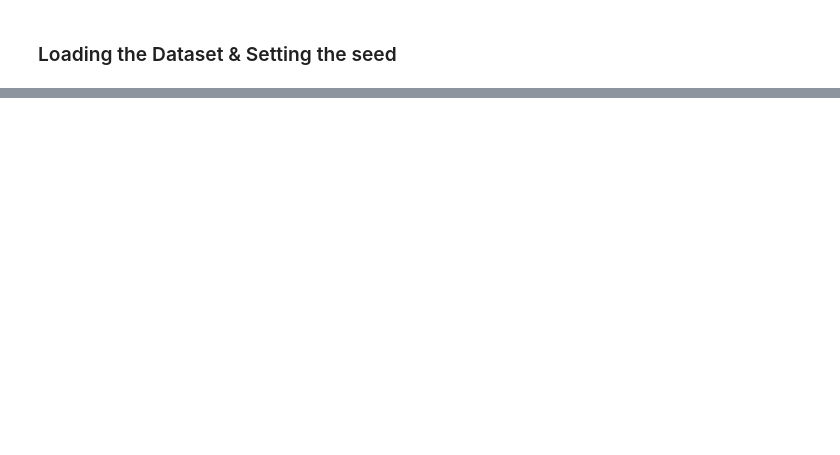
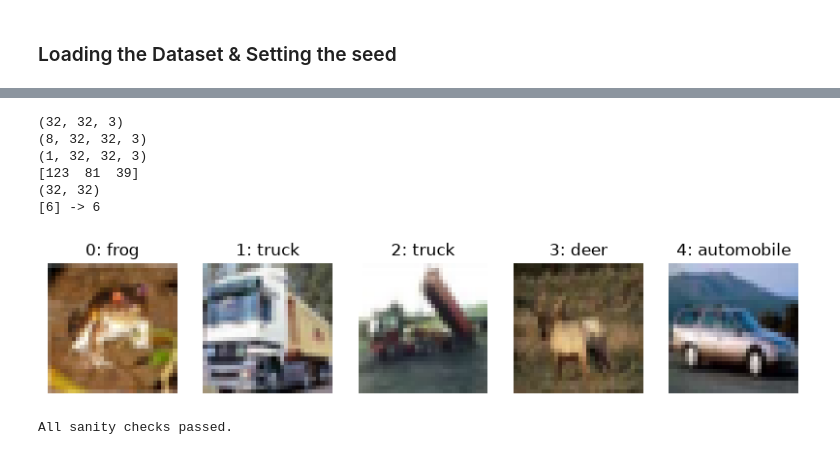
Before and after one commit to s3944714/Cifar-10, a Jupyter notebook: notebooks/01_explore.ipynb, the cells around one changed output, grey strips where cells are left out. Drawn from its saved outputs; the diff is of its cells as text; code cells hidden in the pictures; blank space fills up the shorter version.

```diff
--- a/notebooks/01_explore.ipynb
+++ b/notebooks/01_explore.ipynb
@@ -58,0 +83,35 @@ print("std per channel: ", x_train.std(axis=(0, 1, 2)))
+# %%
+print(x_train[0].shape)           # (32, 32, 3)     one image
+print(x_train[:8].shape)          # (8, 32, 32, 3)  a batch of 8
+print(x_train[0:1].shape)         # (1, 32, 32, 3)  a batch of ONE: models always expect this batch axis
+print(x_train[0, 5, 10])          # [R G B] values of one pixel, shape (3,)
+print(x_train[0, :, :, 0].shape)  # (32, 32)        red channel of the first image
+print(y_train[0], "->", y_train[0, 0])  # array([6]) vs the plain integer 6
+# %% [output]
+(32, 32, 3)
+(8, 32, 32, 3)
+(1, 32, 32, 3)
+[123  81  39]
+(32, 32)
+[6] -> 6
+# %%
+CLASS_NAMES = ["airplane", "automobile", "bird", "cat", "deer",
+               "dog", "frog", "horse", "ship", "truck"]
+
+fig, axes = plt.subplots(1, 5, figsize=(10, 2.5))
+for ax, i in zip(axes, [0, 1, 2, 3, 4]):
+    ax.imshow(x_train[i])
+    ax.set_title(f"{i}: {CLASS_NAMES[y_train[i, 0]]}")
+    ax.axis("off")
+plt.show()
+# %% [output]
+[figure, added]
+# %%
+assert x_train.shape == (50000, 32, 32, 3) and x_test.shape == (10000, 32, 32, 3)
+assert y_train.shape == (50000, 1) and y_test.shape == (10000, 1)
+assert x_train.dtype == np.uint8
+assert x_train.min() == 0 and x_train.max() == 255
+assert set(np.unique(y_train)) == set(range(10))
+print("All sanity checks passed.")
+# %% [output]
+All sanity checks passed.
```
Also changed, not shown: parts of 12 cells of this notebook, 1 other file.
